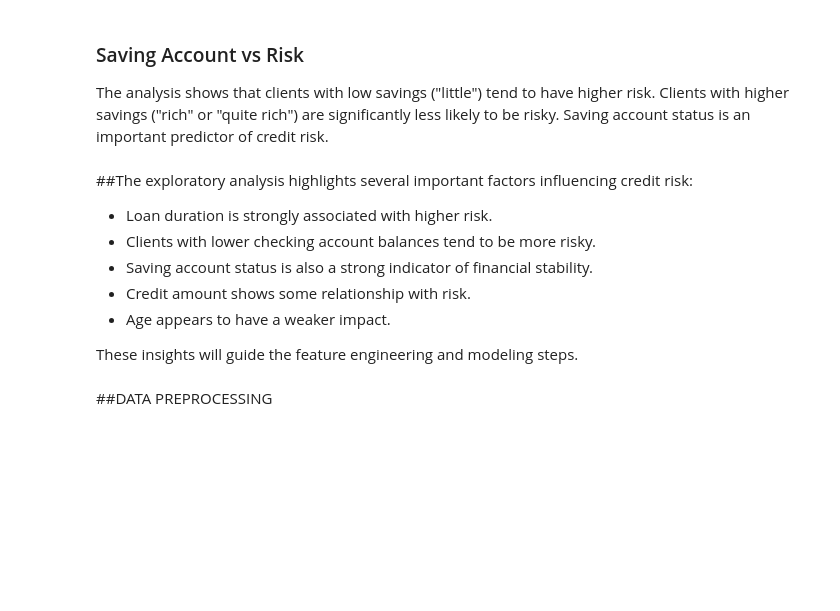
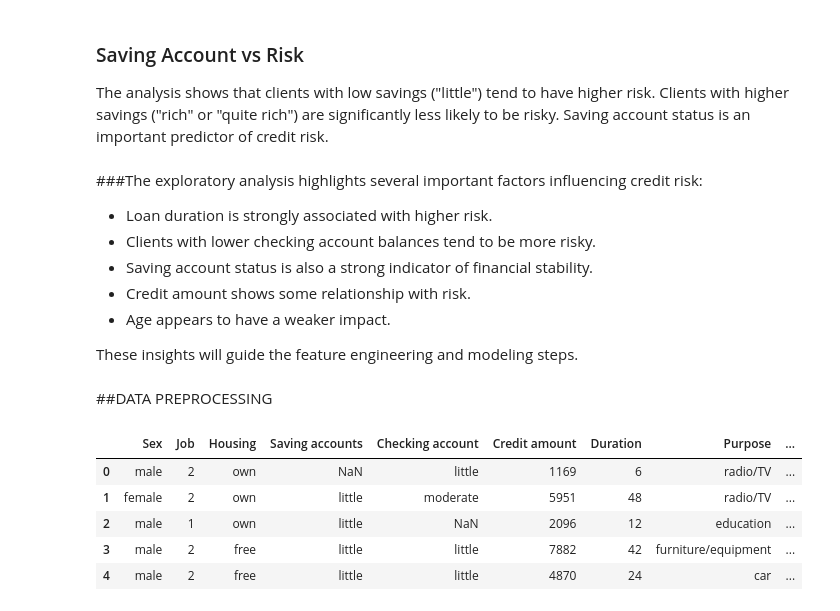
Before and after one commit to Sidbewendin/credit-risk-scoring, a Jupyter notebook: credit_risk_scoring.ipynb, the cells around one changed output. Cells and saved outputs as stored; diff of their text form; code cells hidden in the pictures; blank space fills up the shorter version.

```diff
--- a/credit_risk_scoring.ipynb
+++ b/credit_risk_scoring.ipynb
@@ -231,7 +231,7 @@ plt.show()
 
 The analysis shows that clients with low savings ("little") tend to have higher risk. Clients with higher savings ("rich" or "quite rich") are significantly less likely to be risky. Saving account status is an important predictor of credit risk.
 # %% [markdown]
-##The exploratory analysis highlights several important factors influencing credit risk:
+###The exploratory analysis highlights several important factors influencing credit risk:
 
 - Loan duration is strongly associated with higher risk.
 - Clients with lower checking account balances tend to be more risky.
@@ -242,6 +242,16 @@ The analysis shows that clients with low savings ("little") tend to have higher
 These insights will guide the feature engineering and modeling steps.
 # %% [markdown]
 ##DATA PREPROCESSING
+# %%
+df = df.drop(columns=df.columns[0])
+df.head()
+# %% [output]
+|  | Sex | Job | Housing | Saving accounts | Checking account | Credit amount | Duration | Purpose | ... |
+| 0 | male | 2 | own | NaN | little | 1169 | 6 | radio/TV | ... |
+| 1 | female | 2 | own | little | moderate | 5951 | 48 | radio/TV | ... |
+| 2 | male | 1 | own | little | NaN | 2096 | 12 | education | ... |
+| 3 | male | 2 | free | little | little | 7882 | 42 | furniture/equipment | ... |
+| 4 | male | 2 | free | little | little | 4870 | 24 | car | ... |
 # %%
 # Drop column only if it exists
 if "Unnamed: 0" in df.columns:
```
Also changed, not shown: parts of 9 cells of this notebook.
